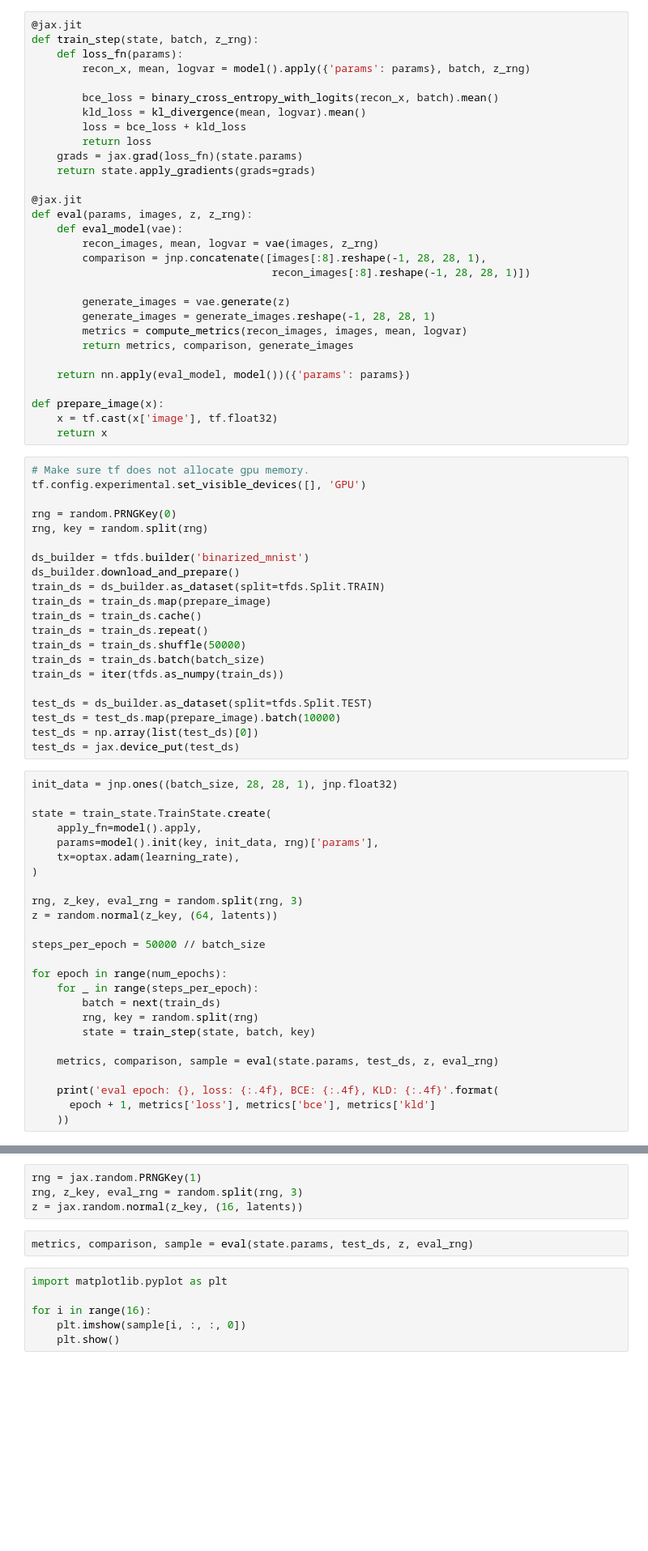
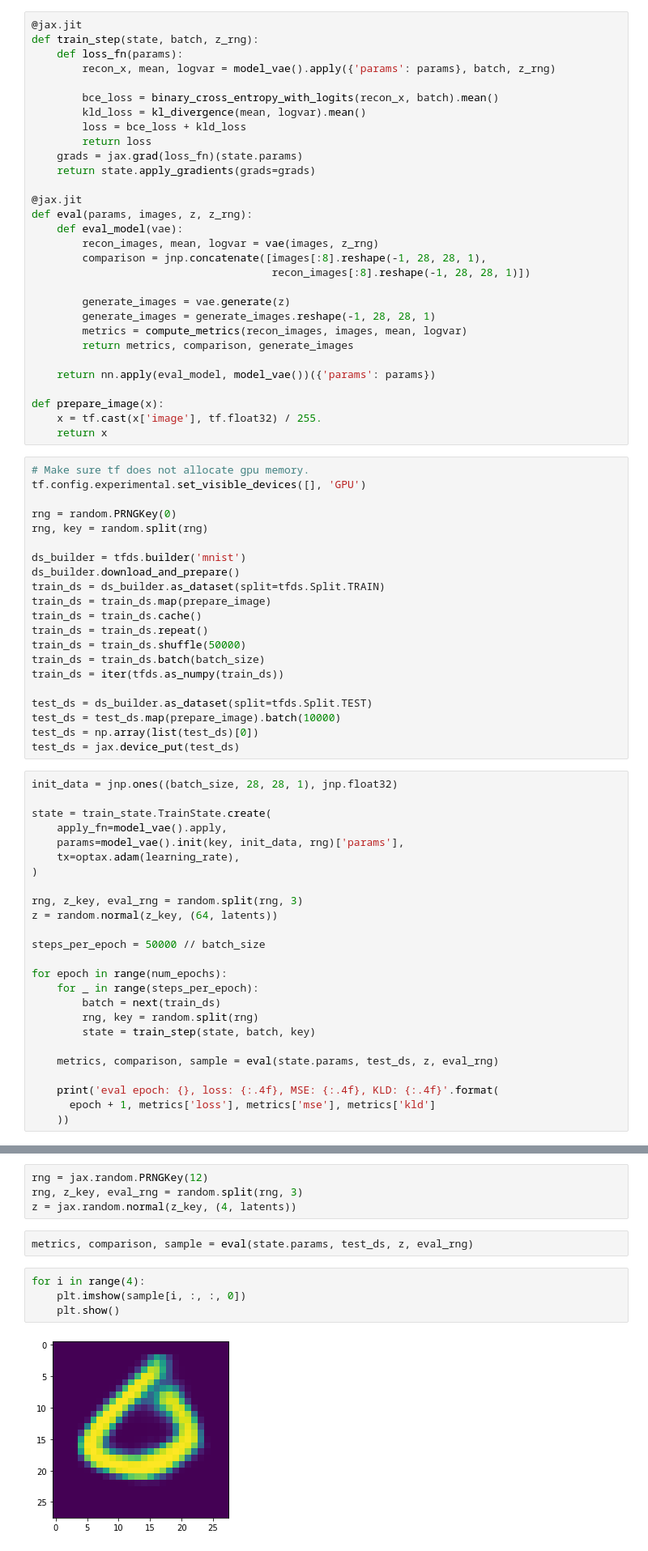
Before and after one commit to smsharma/deep-prob-prog-tutorials, a Jupyter notebook: 02_deep_prob_prog.ipynb, the cells around one changed output, grey strips where cells are left out. Shown at 81% size. Drawn from its saved outputs; the diff is of its cells as text; blank space fills up the shorter version.

Commit message:
Added full deep PPL model

```diff
--- a/02_deep_prob_prog.ipynb
+++ b/02_deep_prob_prog.ipynb
@@ -367,7 +378,7 @@ def model():
 @jax.jit
 def train_step(state, batch, z_rng):
     def loss_fn(params):
-        recon_x, mean, logvar = model().apply({'params': params}, batch, z_rng)
+        recon_x, mean, logvar = model_vae().apply({'params': params}, batch, z_rng)
 
         bce_loss = binary_cross_entropy_with_logits(recon_x, batch).mean()
         kld_loss = kl_divergence(mean, logvar).mean()
@@ -388,10 +399,10 @@ def eval(params, images, z, z_rng):
         metrics = compute_metrics(recon_images, images, mean, logvar)
         return metrics, comparison, generate_images
 
-    return nn.apply(eval_model, model())({'params': params})
+    return nn.apply(eval_model, model_vae())({'params': params})
 
 def prepare_image(x):
-    x = tf.cast(x['image'], tf.float32)
+    x = tf.cast(x['image'], tf.float32) / 255.
     return x
 # %%
 # Make sure tf does not allocate gpu memory.
@@ -400,7 +411,7 @@ tf.config.experimental.set_visible_devices([], 'GPU')
 rng = random.PRNGKey(0)
 rng, key = random.split(rng)
 
-ds_builder = tfds.builder('binarized_mnist')
+ds_builder = tfds.builder('mnist')
 ds_builder.download_and_prepare()
 train_ds = ds_builder.as_dataset(split=tfds.Split.TRAIN)
 train_ds = train_ds.map(prepare_image)
@@ -418,8 +429,8 @@ test_ds = jax.device_put(test_ds)
 init_data = jnp.ones((batch_size, 28, 28, 1), jnp.float32)
 
 state = train_state.TrainState.create(
-    apply_fn=model().apply,
-    params=model().init(key, init_data, rng)['params'],
+    apply_fn=model_vae().apply,
+    params=model_vae().init(key, init_data, rng)['params'],
     tx=optax.adam(learning_rate),
 )
 
@@ -436,7 +447,7 @@ for epoch in range(num_epochs):
 
     metrics, comparison, sample = eval(state.params, test_ds, z, eval_rng)
 
-    print('eval epoch: {}, loss: {:.4f}, BCE: {:.4f}, KLD: {:.4f}'.format(
-      epoch + 1, metrics['loss'], metrics['bce'], metrics['kld']
+    print('eval epoch: {}, loss: {:.4f}, MSE: {:.4f}, KLD: {:.4f}'.format(
+      epoch + 1, metrics['loss'], metrics['mse'], metrics['kld']
     ))
 # %% [output]
@@ -460,12 +471,12 @@ eval epoch: 50, loss: 95.3168, BCE: 64.6155, KLD: 30.7013
 # %%
-rng = jax.random.PRNGKey(1)
+rng = jax.random.PRNGKey(12)
 rng, z_key, eval_rng = random.split(rng, 3)
-z = jax.random.normal(z_key, (16, latents))
+z = jax.random.normal(z_key, (4, latents))
 # %%
 metrics, comparison, sample = eval(state.params, test_ds, z, eval_rng)
 # %%
-import matplotlib.pyplot as plt
-
-for i in range(16):
+for i in range(4):
     plt.imshow(sample[i, :, :, 0])
     plt.show()
+# %% [output]
+[figure, added]
```
Also changed, not shown: parts of 25 cells of this notebook.
